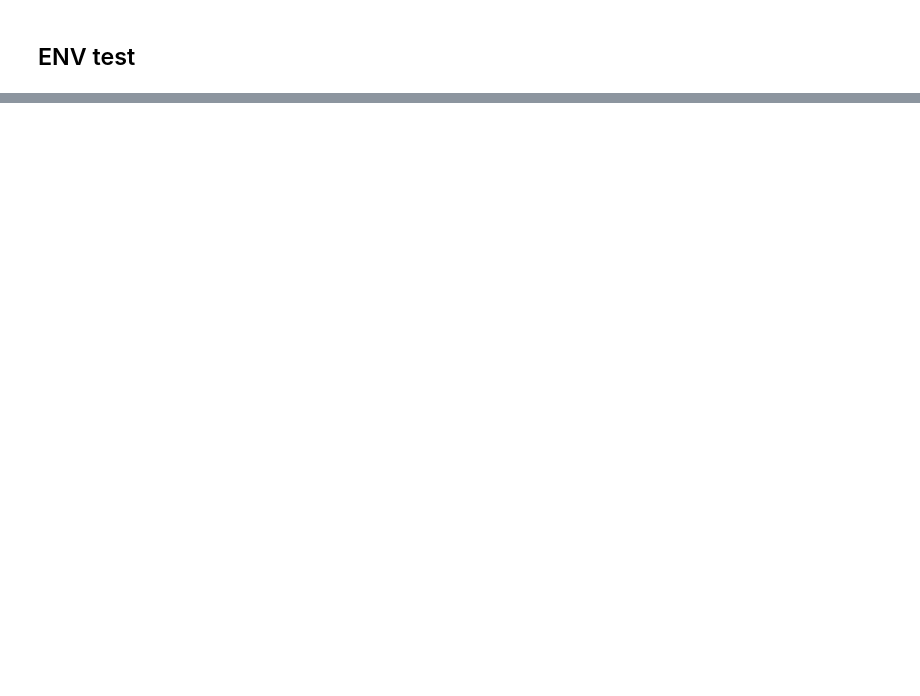
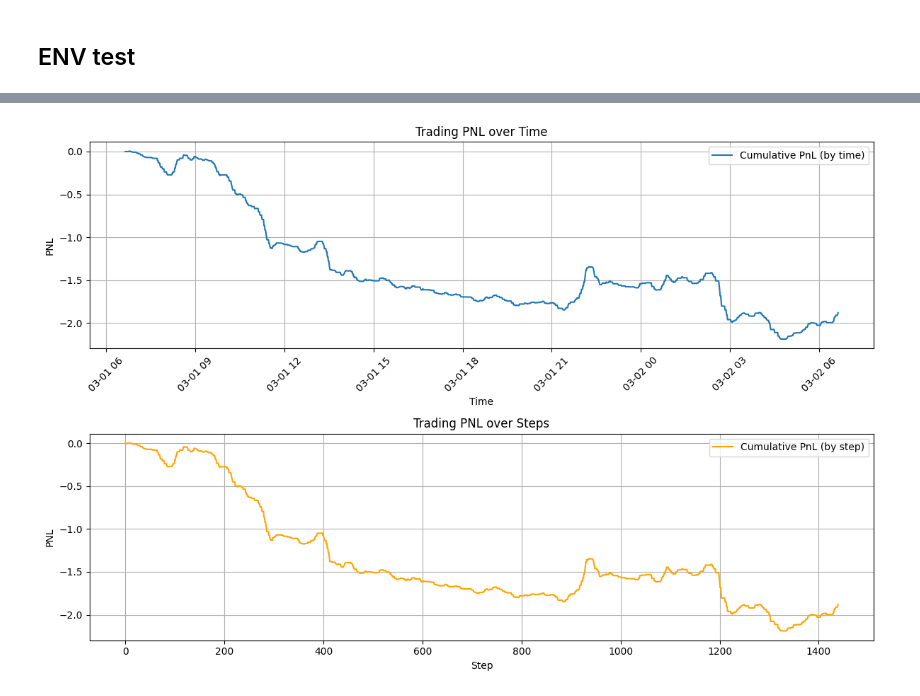
Before and after one commit to MaximSinyaev/TradingRL, a Jupyter notebook: 1. base_rl_test.ipynb, the cells around one changed output, grey strips where cells are left out. Cells and saved outputs as stored; diff of their text form; code cells hidden in the pictures; blank space fills up the shorter version.

```diff
--- a/1. base_rl_test.ipynb
+++ b/1. base_rl_test.ipynb
@@ -276,0 +59,92 @@ Name: count, dtype: int64
+# %%
+import numpy as np
+import matplotlib.pyplot as plt
+from IPython.display import clear_output
+
+sample_start_point = data.sample(n=1).index[0]
+sample_start_point = 0
+N_TEST = 2000
+
+# Предположим, что features уже загружены
+env = TradingEnvV1(
+    features=feature_states[sample_start_point:sample_start_point+N_TEST],
+    real_prices=features['close'].iloc[sample_start_point:sample_start_point+N_TEST].values,
+    initial_deposit=10000,
+    commission=0.0005,
+    # commission=0,
+    reward_on_trades_only=True
+)
+
+obs, _ = env.reset()
+done = False
+rewards = []
+rand_actions = []
+timestamps = []
+i = 0
+
+while not done:
+    i += 1
+    possible_actions = env.get_possible_actions()
+    action = np.random.choice(possible_actions)
+    obs, reward, done, truncated, info = env.step(action)
+    # if i == 5:
+    #     print(obs)
+    #     break
+
+    rewards.append(env.pnl)
+    rand_actions.append(action)
+
+    # Сохраняем временную метку, соответствующую текущему шагу
+    timestamps.append(features['timestamp'][env.current_step])
+
+    if i % 100 == 0:
+        clear_output(wait=True)
+        print(f"Step: {i}, Action: {action}, PnL: {env.pnl:.2f}")
+
+        fig, axs = plt.subplots(2, 1, figsize=(12, 8), sharey=True)
+
+        # График 1: PnL по времени
+        axs[0].plot(timestamps, rewards, label='Cumulative PnL (by time)')
+        axs[0].set_xlabel("Time")
+        axs[0].set_ylabel("PNL")
+        axs[0].set_title("Trading PNL over Time")
+        axs[0].tick_params(axis='x', rotation=45)
+        axs[0].grid(True)
+        axs[0].legend()
+
+        # График 2: PnL по шагам
+        axs[1].plot(range(len(rewards)), rewards, label='Cumulative PnL (by step)', color='orange')
+        axs[1].set_xlabel("Step")
+        axs[1].set_ylabel("PNL")
+        axs[1].set_title("Trading PNL over Steps")
+        axs[1].grid(True)
+        axs[1].legend()
+
+        plt.tight_layout()
+        plt.show()
+
+clear_output(wait=True)
+print(f"Step: {i}, Action: {action}, PnL: {env.pnl:.2f}")
+
+fig, axs = plt.subplots(2, 1, figsize=(12, 8), sharey=True)
+
+# График 1: PnL по времени
+axs[0].plot(timestamps, rewards, label='Cumulative PnL (by time)')
+axs[0].set_xlabel("Time")
+axs[0].set_ylabel("PNL")
+axs[0].set_title("Trading PNL over Time")
+axs[0].tick_params(axis='x', rotation=45)
+axs[0].grid(True)
+axs[0].legend()
+
+# График 2: PnL по шагам
+axs[1].plot(range(len(rewards)), rewards, label='Cumulative PnL (by step)', color='orange')
+axs[1].set_xlabel("Step")
+axs[1].set_ylabel("PNL")
+axs[1].set_title("Trading PNL over Steps")
+axs[1].grid(True)
+axs[1].legend()
+
+plt.tight_layout()
+plt.show()
+# %% [output]
@@ -276,0 +152 @@ Name: count, dtype: int64
+[figure, added]
```
Also changed, not shown: parts of 64 cells of this notebook, 12 other files.
